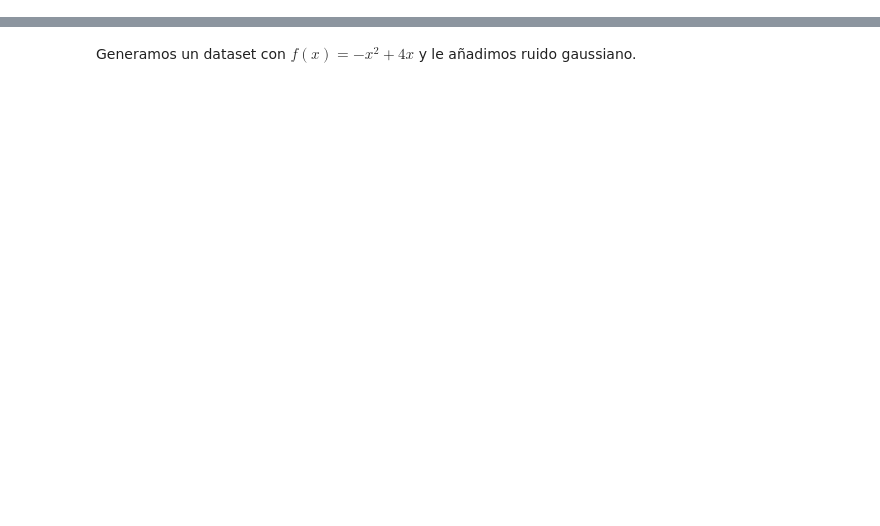
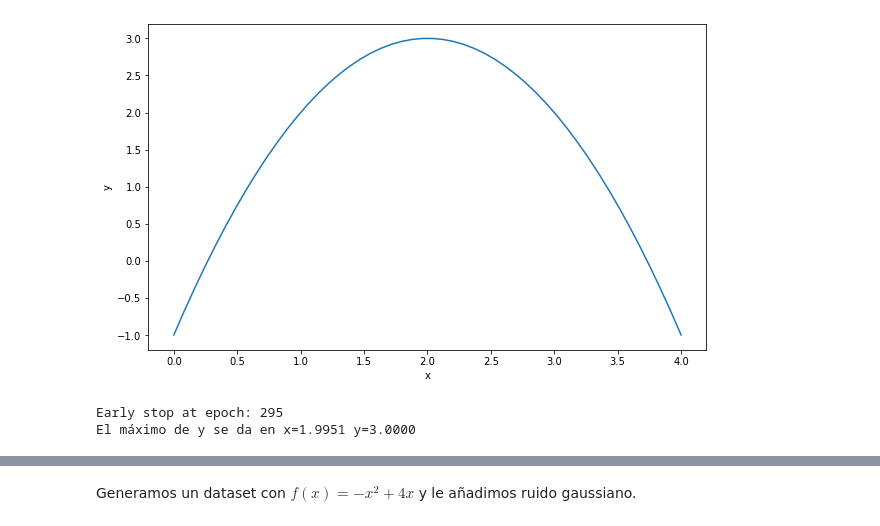
Before and after one commit to achurichi/CEIA-deep_learning, a Jupyter notebook: clase_2/ejercitacion.ipynb, the cells around one changed output, grey strips where cells are left out. Drawn from its saved outputs; the diff is of its cells as text; code cells hidden in the pictures; blank space fills up the shorter version.

```diff
--- a/clase_2/ejercitacion.ipynb
+++ b/clase_2/ejercitacion.ipynb
@@ -5,0 +10,39 @@ from matplotlib import pyplot as plt
+# %%
+n_samples = 50
+
+f = lambda x: -((x - 2) ** 2) + 3
+
+x = np.linspace(0, 4, n_samples)
+y = f(x)
+
+plt.figure(figsize=(10, 6))
+plt.plot(x, y)
+plt.xlabel("x")
+plt.ylabel("y")
+plt.show()
+# %% [output]
+[figure, added]
+# %%
+def find_max(start_x, lr, epochs, early_stop=False):
+    x = start_x
+    history = []
+    for epoch in range(epochs):
+        grad = -2 * (x - 2)
+        if early_stop and np.absolute(grad) < early_stop:
+            print(f"Early stop at epoch: {epoch}")
+            break
+        x += lr * grad
+        history.append(x)
+    return x, history
+
+
+max, history = find_max(
+    start_x=0.1,
+    lr=0.01,
+    epochs=10000,
+    early_stop=0.01,
+)
+print(f"El máximo de y se da en x={max:.4f} y={f(max):.4f}")
+# %% [output]
+Early stop at epoch: 295
+El máximo de y se da en x=1.9951 y=3.0000
```
Also changed, not shown: parts of 8 cells of this notebook.
